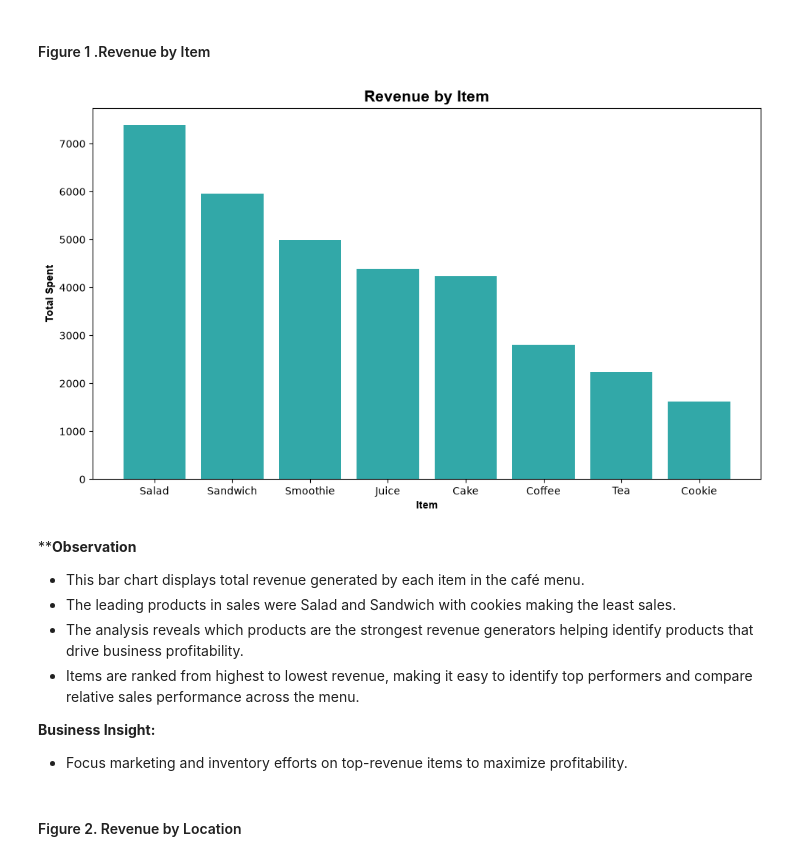
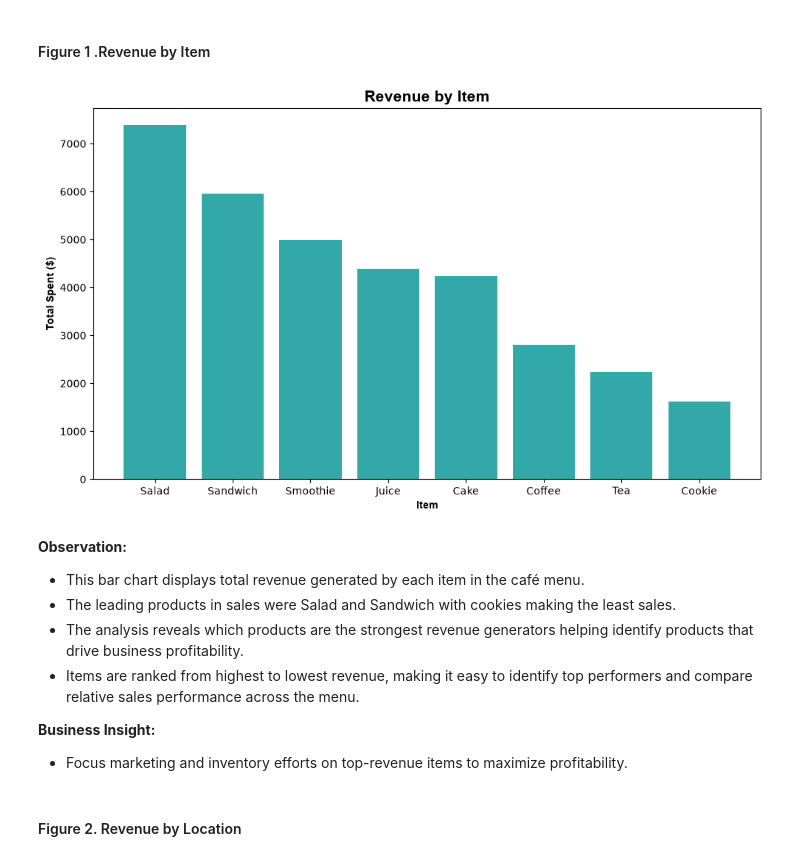
Before and after one commit to Blue-bot-g/cafe_sales_project, a Jupyter notebook: cafe_sales.ipynb, the cells around one changed output. Saved outputs shown, nothing was run; the diff lists cells and outputs as text; code cells hidden in the pictures.

```diff
--- a/cafe_sales.ipynb
+++ b/cafe_sales.ipynb
@@ -242,20 +242,20 @@ df.to_csv("dirty_cafe_sales_clean.csv",index = False)
 # %%
 df_grouped = df.groupby("Item")["Total Spent"].sum().reset_index().sort_values(by ="Total Spent", ascending= False)
 
 plt.figure(figsize= (10,6))
 plt.bar( "Item", "Total Spent", data = df_grouped, color = "#32a8a8")
 
 
 plt.title("Revenue by Item",size = 15, family ="Arial", fontweight= "bold")
 plt.xlabel("Item", size = 10, family = "Arial", fontweight ="bold")
-plt.ylabel("Total Spent",size = 10, family = "Arial", fontweight ="bold")
+plt.ylabel("Total Spent ($)",size = 10, family = "Arial", fontweight ="bold")
 
 plt.tight_layout()
 plt.show()
 # %% [output]
-[figure, old version]
+[figure, new version]
 # %% [markdown]
-****Observation**
+**Observation:**
 - This bar chart displays total revenue generated by each item in the café menu.
 - The leading products in sales were Salad and Sandwich with cookies making the least sales.
 - The analysis reveals which products are the strongest revenue generators helping identify products that drive business profitability.
```
Also changed, not shown: parts of 7 cells of this notebook, 12 other files.
